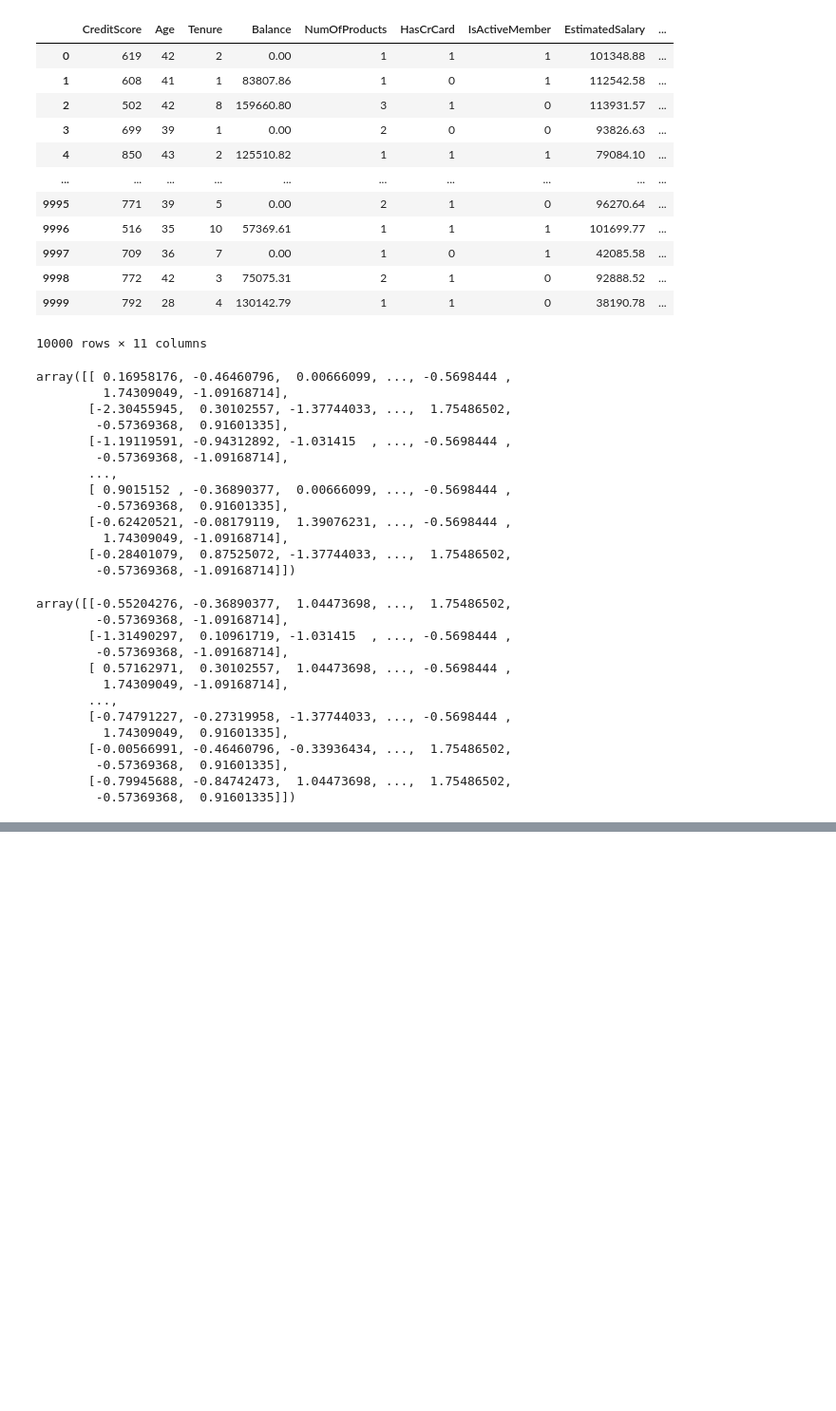
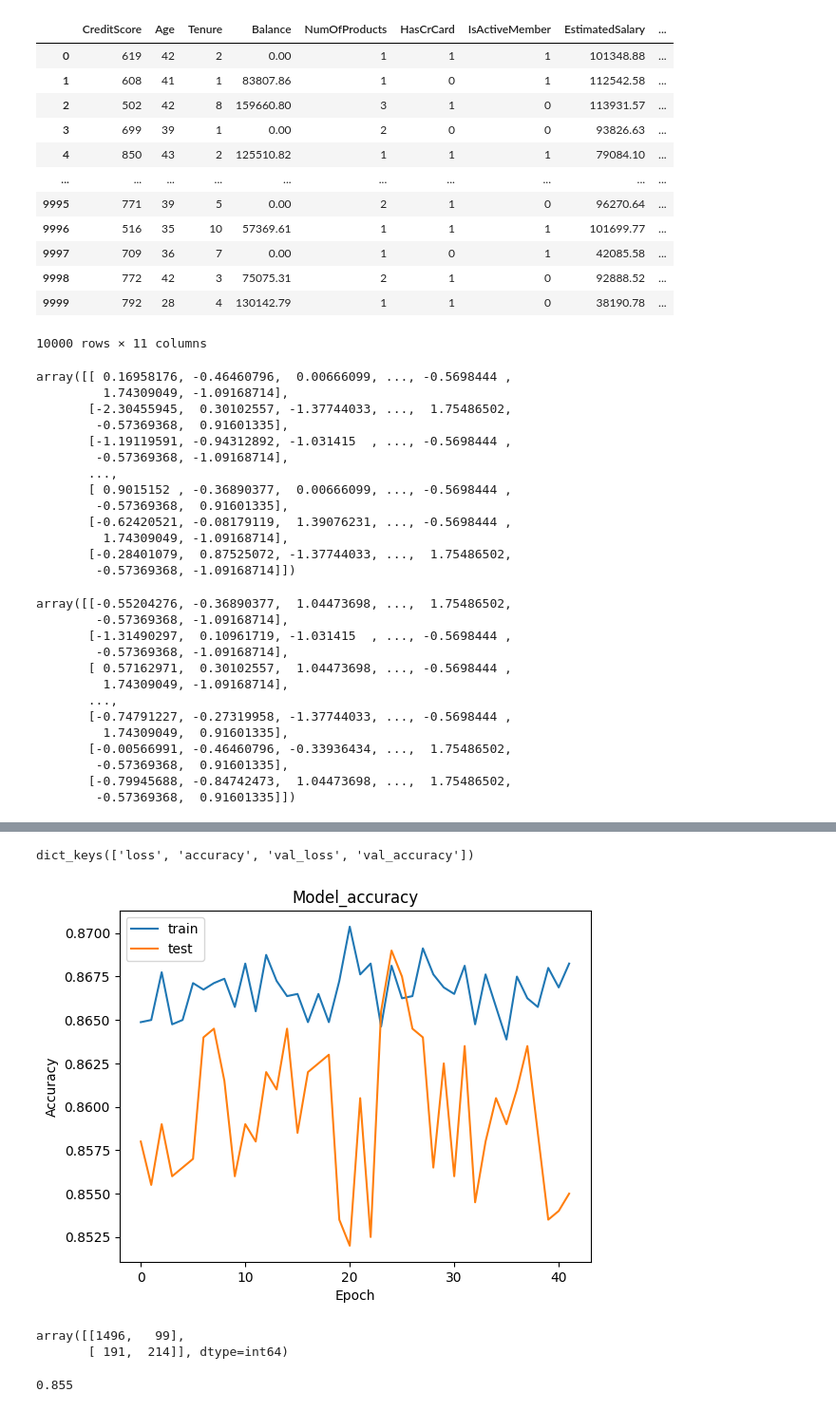
Before and after one commit to FazlullahBokhari/deep-learning-, a Jupyter notebook: ANN.ipynb, the cells around one changed output, grey strips where cells are left out. Shown at 95% size. Drawn from its saved outputs; the diff is of its cells as text; code cells hidden in the pictures; blank space fills up the shorter version.

```diff
--- a/ANN.ipynb
+++ b/ANN.ipynb
@@ -231,0 +233,17 @@ classifier.compile(optimizer='adam', loss='binary_crossentropy',metrics=['accura
+# %%
+classifier.compile(optimizer=opt, loss='binary_crossentropy',metrics=['accuracy'])
+# %%
+# Early stopping
+import tensorflow as tf
+early_stopping = tf.keras.callbacks.EarlyStopping(
+
+    monitor = 'val_loss',
+    min_delta = 0.0001,
+    patience = 20,
+    verbose = 1,
+    mode = "auto",
+    baseline = None,
+    restore_best_weights = False,
+)
+# %%
+model_history = classifier.fit(X_train, y_train, validation_split=0.33, batch_size=10, epochs=1000, callbacks=early_stopping)
@@ -231,0 +268,2 @@ classifier.compile(optimizer='adam', loss='binary_crossentropy',metrics=['accura
+# %%
+model_history = classifier.fit(X_train, y_train, validation_data=(X_test,y_test), batch_size=10, epochs=1000, callbacks=early_stopping)
@@ -231,0 +288,15 @@ classifier.compile(optimizer='adam', loss='binary_crossentropy',metrics=['accura
+# %%
+model_history.history.keys()
+# %% [output]
+dict_keys(['loss', 'accuracy', 'val_loss', 'val_accuracy'])
+# %%
+# summarize history for accuracy
+plt.plot(model_history.history['accuracy'])
+plt.plot(model_history.history['val_accuracy'])
+plt.title('Model_accuracy')
+plt.ylabel('Accuracy')
+plt.xlabel('Epoch')
+plt.legend(['train','test'], loc='upper left')
+plt.show()
+# %% [output]
+[figure, added]
@@ -231,0 +309,9 @@ classifier.compile(optimizer='adam', loss='binary_crossentropy',metrics=['accura
+# %%
+#Make the confusion matrix
+from sklearn.metrics import confusion_matrix
+
+cm = confusion_matrix(y_true=y_test,y_pred=y_pred)
+cm
+# %% [output]
+array([[1496,   99],
+       [ 191,  214]], dtype=int64)
@@ -231,0 +322,4 @@ classifier.compile(optimizer='adam', loss='binary_crossentropy',metrics=['accura
+# %%
+score
+# %% [output]
+0.855
```
Also changed, not shown: parts of 15 cells of this notebook.
